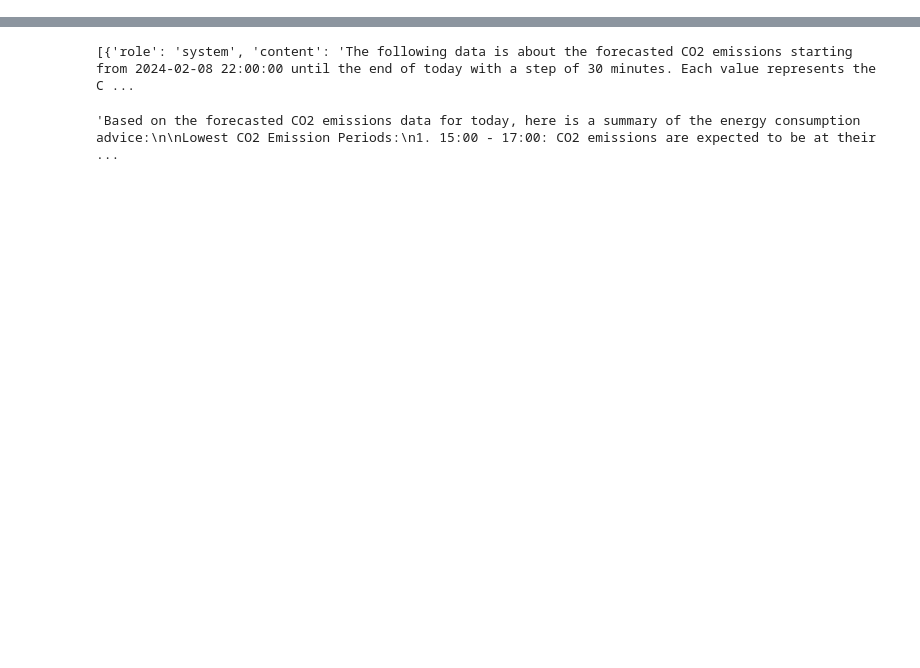
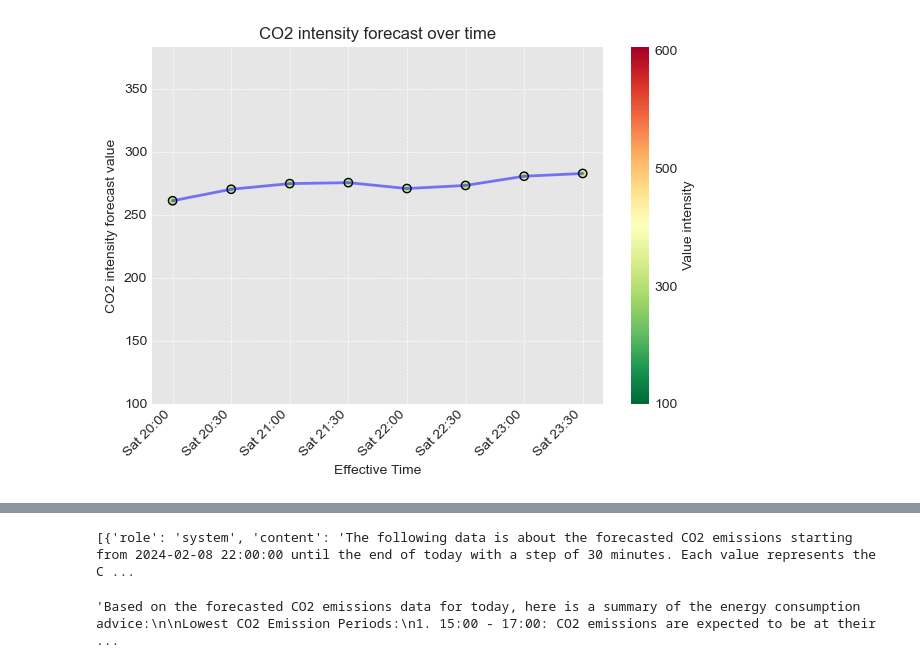
Before and after one commit to SaM-92/telegram-energy-api, a Jupyter notebook: debugging_nb.ipynb, the cells around one changed output, grey strips where cells are left out. Drawn from its saved outputs; the diff is of its cells as text; code cells hidden in the pictures; blank space fills up the shorter version.

```diff
--- a/debugging_nb.ipynb
+++ b/debugging_nb.ipynb
@@ -64,0 +178,71 @@ co2_int_plot(df_)
+# %%
+df['Value']=df['Value']*1.3
+# %%
+import matplotlib.pyplot as plt
+import matplotlib.dates as mdates
+import matplotlib.colors as mcolors
+import numpy as np
+import pandas as pd
+import seaborn as sns
+
+sns.set_style("darkgrid", {"axes.facecolor": ".9"})
+
+# Assuming 'df' is your DataFrame and already set up correctly
+# First, ensure 'EffectiveTime' is the DataFrame's index and is of datetime type
+df.index = pd.to_datetime(df.index)
+
+# Setting up the colormap and norm for value intensity
+norm = plt.Normalize(100, 600)
+cmap = plt.get_cmap('RdYlGn_r')  # Using a built-in colormap that goes from green to red
+
+# Creating the plot
+fig, ax = plt.subplots()
+
+# Plotting the line
+ax.plot(df.index, df['Value'], color='b', alpha=0.5,linewidth=2)  # Line plot in grey for the trend
+
+# Overlaying a scatter plot for value intensity
+sc = ax.scatter(df.index, df['Value'], c=df['Value'], cmap=cmap, norm=norm, edgecolor='k')
+
+# # Customizing the x-axis
+# ax.xaxis_date()  # Working with dates on the x-axis
+# # Manually setting x-axis ticks to be every 30 minutes, rounded
+# tick_locator = mdates.MinuteLocator(interval=30)
+# ax.xaxis.set_major_locator(tick_locator)
+# ax.xaxis.set_major_formatter(mdates.DateFormatter("%a %H:%M"))
+
+
+
+# Ensure df.index is in the correct datetime format and set as the DataFrame's index
+custom_ticks = df.index.to_series().dt.strftime("%a %H:%M")
+
+# Set custom ticks and labels on the x-axis
+ax.set_xticks(df.index)  # Set ticks at each index point
+ax.set_xticklabels(custom_ticks, rotation=45, ha="right")  # Set custom formatted labels
+
+
+
+# Customizing the colorbar
+cbar = fig.colorbar(sc, ax=ax, orientation="vertical", label="Value intensity")
+cbar.set_ticks(np.arange(100, 600, 165))  # Adding ticks for every 200 values
+cbar.set_ticklabels(["100", "300", "500", "600"])  # Custom labels for the colorbar
+
+
+
+# Adjusting plot appearance
+ax.grid(True, which='both', linestyle='--', linewidth=0.5)  # Adding a grid for readability
+ax.set_ylim([100, df['Value'].max()+100])  # Setting y-axis limits
+ax.set_xlabel('Effective Time')
+ax.set_ylabel('CO2 intensity forecast value')
+ax.set_title('CO2 intensity forecast over time')
+# ax.spines['top'].set_visible(False)  # Hiding the top spine
+# ax.spines['right'].set_visible(False)  # Hiding the right spine
+
+
+
+
+plt.xticks(rotation=45)
+plt.tight_layout()
+plt.show()
+# %% [output]
+[figure, added]
```
Also changed, not shown: parts of 20 cells of this notebook.
